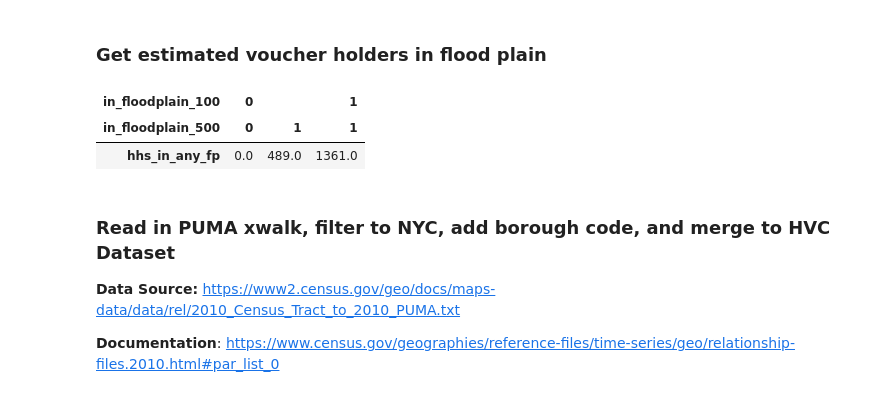
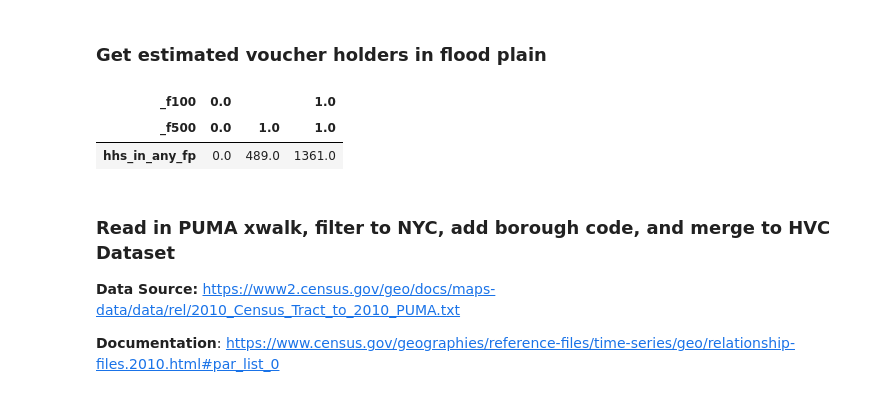
Before and after one commit to hannahrosey/section8-flood-risk, a Jupyter notebook: data_cleaning/data_cleaning.ipynb, the cells around one changed output. Cells and saved outputs as stored; diff of their text form; code cells hidden in the pictures.

```diff
--- a/data_cleaning/data_cleaning.ipynb
+++ b/data_cleaning/data_cleaning.ipynb
@@ -220,0 +146,20 @@ NameError: name 'hcvt_test_100' is not defined
+# %%
+# Read in census tract shapefiles, format census tract code, and group by census tract
+census10 = gpd.read_file('nyct2010_22a/nyct2010.shp').to_crs(epsg=4326)
+census10['census_tract'] = census10['CT2010'].apply(lambda x: int(re.sub('^0','',str(x))))
+census10['borocode'] = census10['BoroCode'].apply(lambda x: int(x))
+census10 = census10[['census_tract','borocode','geometry']].drop_duplicates().dissolve(by='census_tract')
+
+# Merge to hcv data
+hcvt = hcv.merge(census10,
+                 how = 'left',
+                 on = ['census_tract','borocode'])
+
+# Convert to geodatframe
+hcvt = gpd.GeoDataFrame(hcvt)
+
+# Check that merge is complete
+assert len(hcvt) == len(hcv), "Error! Merge has changed total number of rows"
+
+# Write to csv for QGIS analysis
+hcvt.to_file("hcvt.geojson")
@@ -222,31 +234,33 @@ NameError: name 'hcvt_test_100' is not defined
 ### Get estimated voucher holders in flood plain
 # %%
 # Reported households
-hcvf['hhs_in_100fp'] = hcvf['number_reported'] * hcvf['in_floodplain_100']
-hcvf['hhs_in_500fp'] = hcvf['number_reported'] * hcvf['in_floodplain_500']
-hcvf['hhs_in_any_fp'] = hcvf.apply(lambda x: x.number_reported * max(x.in_floodplain_500,x.in_floodplain_100),
+hcvf['hhs_in_100fp'] = hcvf['number_reported'] * hcvf['_f100']
+hcvf['hhs_in_500fp'] = hcvf['number_reported'] * hcvf['_f500']
+hcvf['hhs_in_any_fp'] = hcvf.apply(lambda x: x.number_reported * max(x._f500,x._f100),
                                    axis = 1)
 
 # Estimated households
-hcvf['est_hhs_in_100fp'] = hcvf['est_total_occupied'] * hcvf['in_floodplain_100']
-hcvf['est_hhs_in_500fp'] = hcvf['est_total_occupied'] * hcvf['in_floodplain_500']
+hcvf['est_hhs_in_100fp'] = hcvf['est_total_occupied'] * hcvf['_f100']
+hcvf['est_hhs_in_500fp'] = hcvf['est_total_occupied'] * hcvf['_f500']
 
 # Reported people
-hcvf['people_in_100fp'] = hcvf['people_total'] * hcvf['in_floodplain_100']
-hcvf['people_in_500fp'] = hcvf['people_total'] * hcvf['in_floodplain_500']
+hcvf['people_in_100fp'] = hcvf['people_total'] * hcvf['_f100']
+hcvf['people_in_500fp'] = hcvf['people_total'] * hcvf['_f500']
+hcvf['people_in_any_fp'] = hcvf.apply(lambda x: x.people_total * max(x._f500,x._f100),
+                                   axis = 1)
 
 # Estimated people
-hcvf['est_people_in_100fp'] = hcvf['est_total_occupied'] * hcvf['people_total'] / hcvf['number_reported'] * hcvf['in_floodplain_100']
-hcvf['est_people_in_500fp'] = hcvf['est_total_occupied'] * hcvf['people_total'] / hcvf['number_reported'] * hcvf['in_floodplain_500']
+hcvf['est_people_in_100fp'] = hcvf['est_total_occupied'] * hcvf['people_total'] / hcvf['number_reported'] * hcvf['_f100']
+hcvf['est_people_in_500fp'] = hcvf['est_total_occupied'] * hcvf['people_total'] / hcvf['number_reported'] * hcvf['_f500']
 # %%
 # Check that any floodplain count is accurate
 hcvf.pivot_table(
-    columns=['in_floodplain_100','in_floodplain_500'],
+    columns=['_f100','_f500'],
     values='hhs_in_any_fp',
     aggfunc='max')
 # %% [output]
-| in_floodplain_100 | 0 |  | 1 |
-| in_floodplain_500 | 0 | 1 | 1 |
+| _f100 | 0.0 |  | 1.0 |
+| _f500 | 0.0 | 1.0 | 1.0 |
 | hhs_in_any_fp | 0.0 | 489.0 | 1361.0 |
 # %% [markdown]
 ### Read in PUMA xwalk, filter to NYC, add borough code, and merge to HVC Dataset
```
Also changed, not shown: parts of 22 cells of this notebook, 6 other files.
